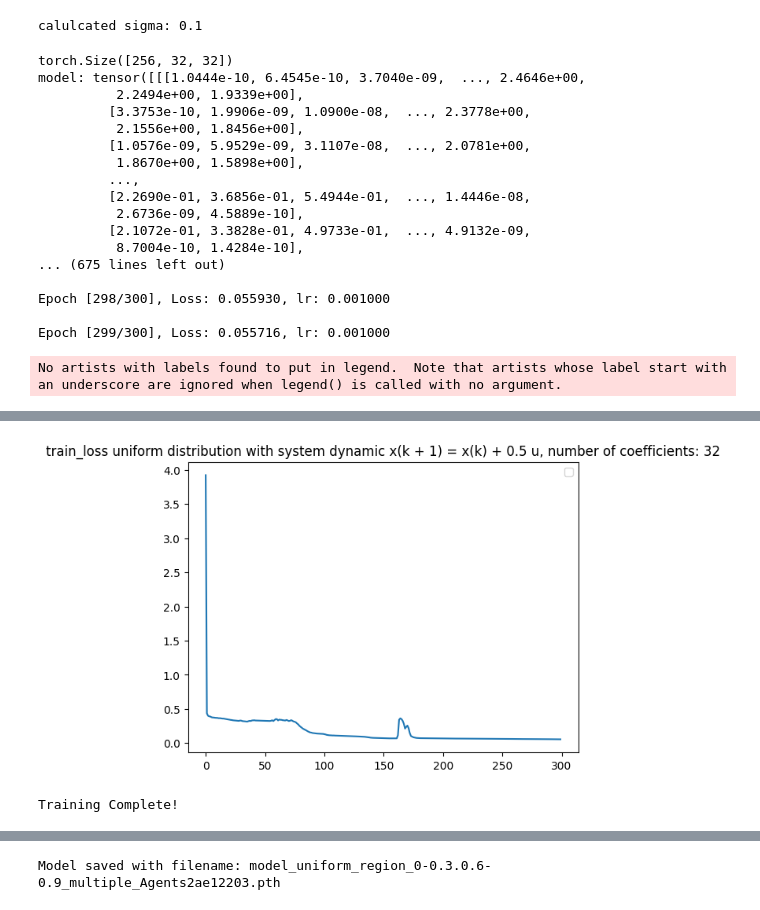
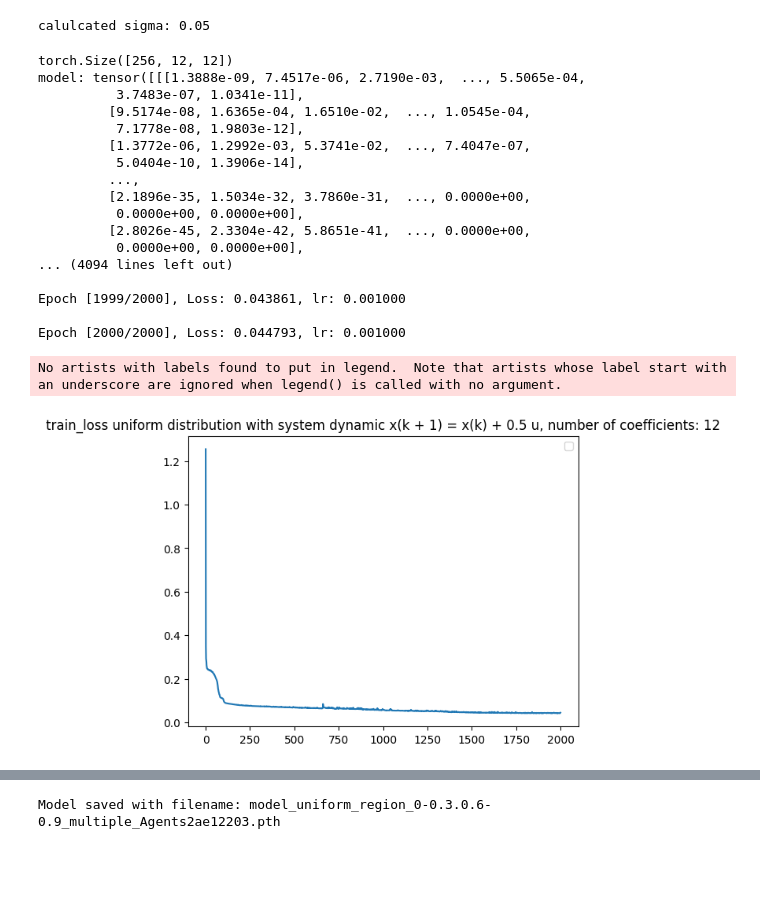
Before and after one commit to Justus-ui/Recursive_kan, a Jupyter notebook: traindelete.ipynb, the cells around one changed output, grey strips where cells are left out. Saved outputs shown, nothing was run; the diff lists cells and outputs as text; code cells hidden in the pictures; blank space fills up the shorter version.

```diff
--- a/traindelete.ipynb
+++ b/traindelete.ipynb
@@ -60,14 +60,14 @@ importlib.reload(Ergodic_Loss)
 importlib.reload(Recursive_KAN)
 model = Recursive_KAN.KAN_RNN_Layer(N_Agents = N_Agents, in_dim = in_dim, hidden = 32, depth = 2, n_timesteps = timesteps,sys_param_lam= lam, u_max = u_max, network_type='multi', dropout = dropout)
 model.init_hidden(batch_size = batch_size)
-criterion = Ergodic_Loss.Ergodicity_Loss(N_Agents = N_Agents, n_timesteps = timesteps,L = None, in_dim = in_dim, k_max = k_max, thres = thres, control_energy_reg = control_energy_reg, density = 'custom',verbose = False, pdf = custom_pdf, max_pdf = 5/3, num_samples = 10000)
+criterion = Ergodic_Loss.Ergodicity_Loss(N_Agents = N_Agents, n_timesteps = timesteps,L = None, in_dim = in_dim, k_max = k_max, thres = thres, control_energy_reg = control_energy_reg, density = 'custom',verbose = False, pdf = custom_pdf, max_pdf = 5/3, num_samples = 1000)
 # %% [output]
-calulcated sigma: 0.1
+calulcated sigma: 0.05
 # %%
 ############ Empircally we need loss < 0.01
 import time
 criterion.verbose = True
-epochs = 300  # Number of epochs to train
+epochs = 2000  # Number of epochs to train
 train_loss = []
 test_loss = []
 model.train()  # Set the model to training mode
@@ -86,44 +86,45 @@ for epoch in range(epochs):
         loss.backward()
         optimizer.step()
         running_loss += loss.item()
         if show:
             show = False
             criterion.verbose = False
             print("per iter:", time.time()- start_time,"total time:" , (time.time()- start_time) * (n_samples / batch_size) * epochs)
     avg_loss = running_loss / (n_samples // batch_size)
     ### He gets stuck here and often times not unstuck!
     if avg_loss < 0.011 and not decreased:
         for param_group in optimizer.param_groups:
             param_group['lr'] *= 0.1
         decreased = True
     #if avg_loss < 0.009:
     #    break
 
     #scheduler.step(avg_loss) #### In our case test loss is the same as train loss
     print()
     train_loss.append(avg_loss)
     print(f"Epoch [{epoch + 1}/{epochs}], Loss: {avg_loss:.6f}, lr: {optimizer.param_groups[0]['lr']:6f}")
 plt.plot(train_loss)
 plt.title(f'train_loss uniform distribution with system dynamic x(k + 1) = x(k) + {lam} u, number of coefficients: {criterion.k_compare}')
 plt.legend()
 plt.show()
 print("Training Complete!")
 # %% [output]
-torch.Size([256, 32, 32])
-model: tensor([[[1.0444e-10, 6.4545e-10, 3.7040e-09,  ..., 2.4646e+00,
-          2.2494e+00, 1.9339e+00],
-         [3.3753e-10, 1.9906e-09, 1.0900e-08,  ..., 2.3778e+00,
-          2.1556e+00, 1.8456e+00],
-         [1.0576e-09, 5.9529e-09, 3.1107e-08,  ..., 2.0781e+00,
-          1.8670e+00, 1.5898e+00],
+torch.Size([256, 12, 12])
+model: tensor([[[1.3888e-09, 7.4517e-06, 2.7190e-03,  ..., 5.5065e-04,
+          3.7483e-07, 1.0341e-11],
+         [9.5174e-08, 1.6365e-04, 1.6510e-02,  ..., 1.0545e-04,
+          7.1778e-08, 1.9803e-12],
+         [1.3772e-06, 1.2992e-03, 5.3741e-02,  ..., 7.4047e-07,
+          5.0404e-10, 1.3906e-14],
          ...,
-         [2.2690e-01, 3.6856e-01, 5.4944e-01,  ..., 1.4446e-08,
-          2.6736e-09, 4.5889e-10],
-         [2.1072e-01, 3.3828e-01, 4.9733e-01,  ..., 4.9132e-09,
-          8.7004e-10, 1.4284e-10],
-... (675 lines left out)
+         [2.1896e-35, 1.5034e-32, 3.7860e-31,  ..., 0.0000e+00,
+          0.0000e+00, 0.0000e+00],
+         [2.8026e-45, 2.3304e-42, 5.8651e-41,  ..., 0.0000e+00,
+          0.0000e+00, 0.0000e+00],
+... (4094 lines left out)
 
-Epoch [298/300], Loss: 0.055930, lr: 0.001000
+Epoch [1999/2000], Loss: 0.043861, lr: 0.001000
 
-Epoch [299/300], Loss: 0.055716, lr: 0.001000
+Epoch [2000/2000], Loss: 0.044793, lr: 0.001000
 No artists with labels found to put in legend.  Note that artists whose label start with an underscore are ignored when legend() is called with no argument.
+[figure, new version]
@@ -131,5 +132,3 @@ Epoch [300/300], Loss: 0.055388, lr: 0.001000
-[figure, old version]
-Training Complete!
 # %%
 criterion.verbose = True
 inital_state = gen_sample(batch_size = 1, N_agents = N_Agents, in_dim = in_dim)
```
Also changed, not shown: parts of 5 cells of this notebook, 4 other files.
